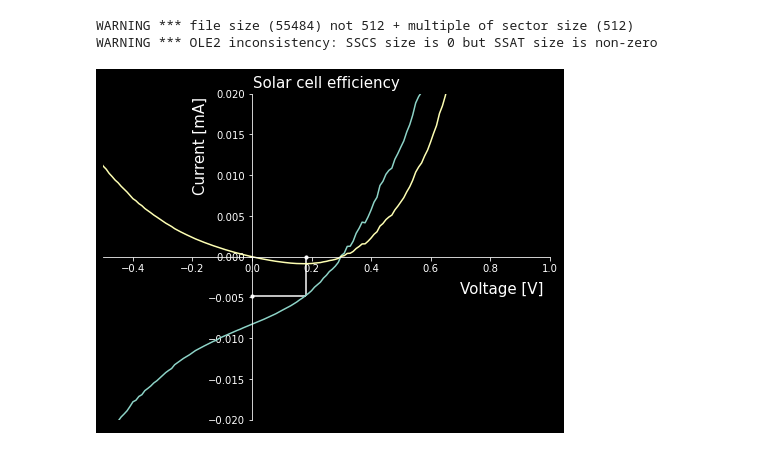
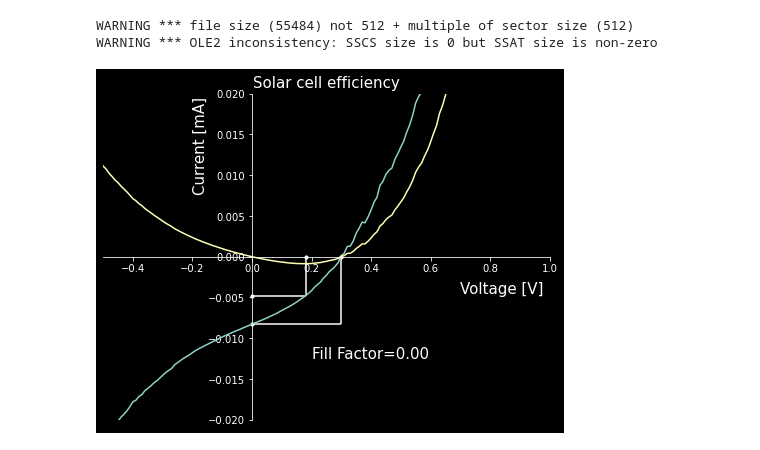
Before and after one commit to brawantonio/python_workshop_july2023, a Jupyter notebook: Python Workshop.ipynb, the cells around one changed output. Drawn from its saved outputs; the diff is of its cells as text; code cells hidden in the pictures.

```diff
--- a/Python Workshop.ipynb
+++ b/Python Workshop.ipynb
@@ -309,36 +309,47 @@ power_light = df['Power'].values
 # %%
 idx = np.argmin(power_light)
 
+idx_zero_voltage = int( np.argmin(np.abs(voltage_light)) )
+idx_zero_current = int( np.argmin(np.abs(current_light)) )
+
 voltage_MP = voltage_light[idx]
 current_MP = current_light[idx]
+
+voltage_OC = voltage_light[idx_zero_current]
+current_SC = current_light[idx_zero_voltage]
 # %%
 fig = plt.figure(figsize=(8,6)) #figure size
 ax = fig.add_subplot(1,1,1)
 
 ax.plot(voltage_light, 1e3*current_light)
 ax.plot(voltage_light, 1e3*power_light)
 
 ax.scatter(voltage_MP,0, s=10, c = 'white')
 ax.scatter(0, 1e3*current_MP, s=10, c='white')
 ax.hlines(1e3*current_MP,0,voltage_MP)
 ax.vlines(voltage_MP,0,1e3*current_MP)
 
+ax.scatter(voltage_OC,0, s=10, c = 'white')
+ax.scatter(0, 1e3*current_SC, s=10, c='white')
+ax.hlines(1e3*current_SC,0,voltage_OC)
+ax.vlines(voltage_OC,0,1e3*current_SC)
 
 ax.set_ylim([-0.02, 0.02])
 ax.set_xlim([-0.5, 1])
 
 # Move left y-axis and bottom x-axis to centre, passing through (0,0)
 ax.spines['left'].set_position('zero')
 ax.spines['bottom'].set_position('zero')
 # Eliminate upper and right axes
 ax.spines['right'].set_color('none')
 ax.spines['top'].set_color('none')
 
 plt.text(0.7, -0.0045, 'Voltage [V]', fontsize=15)
 plt.text(-0.2, 0.008, 'Current [mA]', fontsize=15, rotation = 'vertical')
-plt.text(0.2, -0.01, 'Maximum power: ')
+plt.text(0.2, -0.0125, 'Fill Factor={0:.2f}'.format(0), fontsize = 15)
+
 plt.title('Solar cell efficiency', fontsize=15)
 
 plt.show()
 # %% [output]
-[figure, old version]
+[figure, new version]
```
Also changed, not shown: parts of 1 cell of this notebook.
